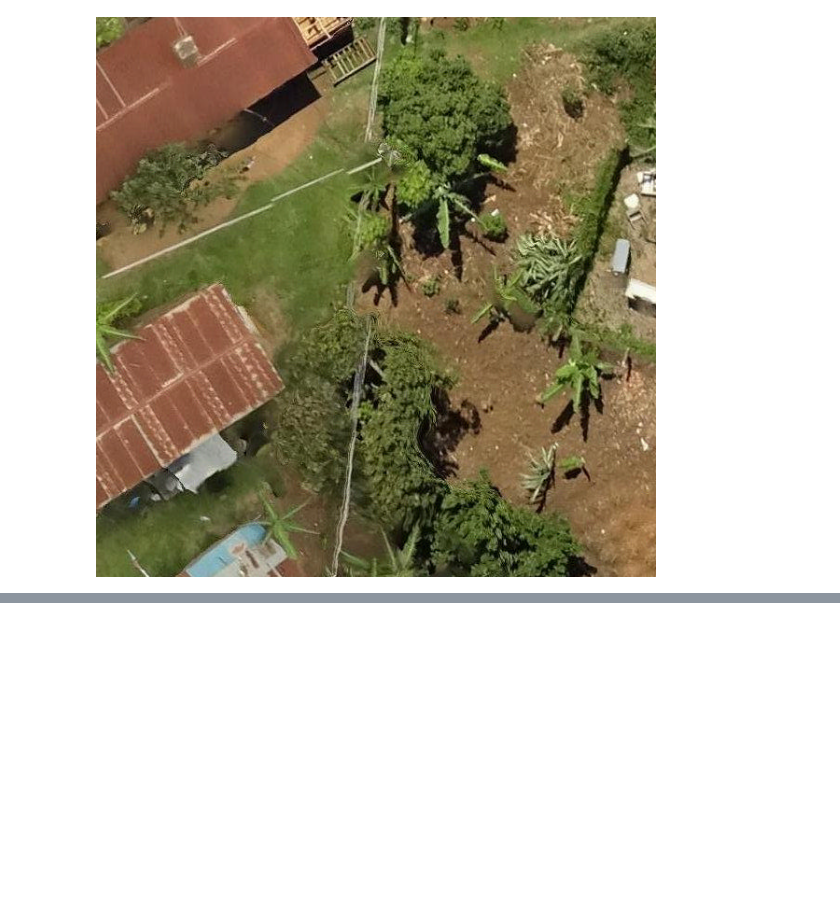
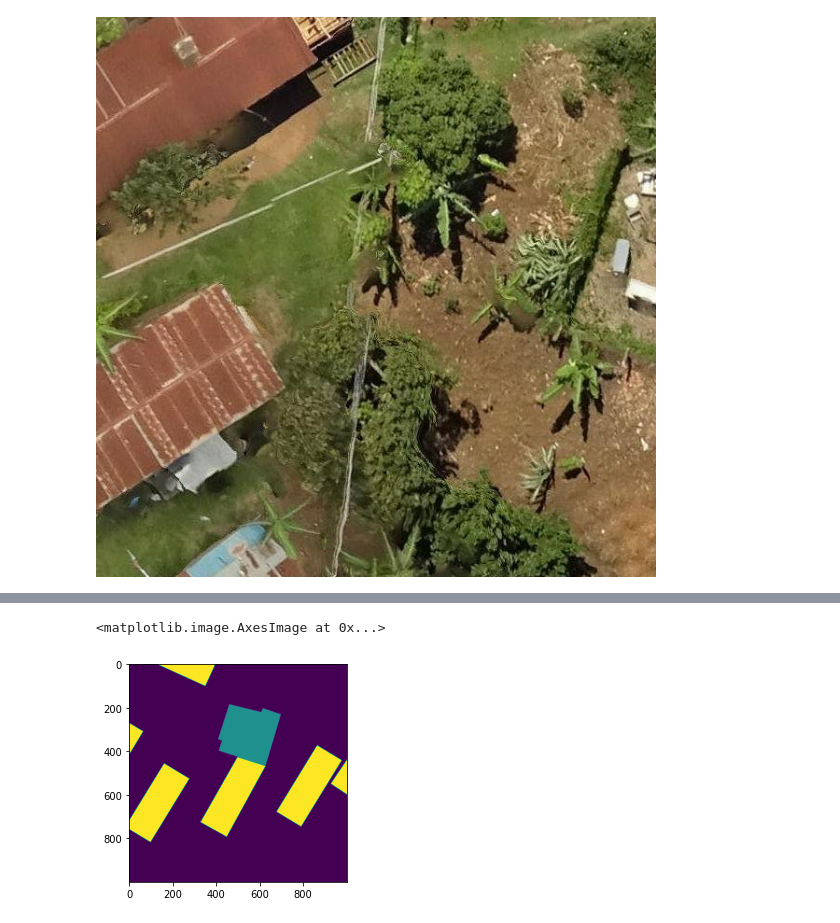
Before and after one commit to simonkassel/python-satellite-imagery-workshop, a Jupyter notebook: Python_satellite_imagery_workshop.ipynb, the cells around one changed output, grey strips where cells are left out. Drawn from its saved outputs; the diff is of its cells as text; code cells hidden in the pictures; blank space fills up the shorter version.

```diff
--- a/Python_satellite_imagery_workshop.ipynb
+++ b/Python_satellite_imagery_workshop.ipynb
@@ -355,0 +436,2 @@ display.Image(filename=f'buildings/true/{os.listdir("buildings/true")[1]}')
+# %%
+fill = 0
@@ -355,0 +440,2 @@ display.Image(filename=f'buildings/true/{os.listdir("buildings/true")[1]}')
+# %%
+transform = trans
@@ -355,0 +444,3 @@ display.Image(filename=f'buildings/true/{os.listdir("buildings/true")[1]}')
+# %%
+dtype = a.dtype
+dtype
@@ -355,0 +449,2 @@ display.Image(filename=f'buildings/true/{os.listdir("buildings/true")[1]}')
+# %%
+pixel_labs = rasterize(shapes=shapes, out_shape=out_shape, fill=fill, transform = transform, dtype = dtype)
@@ -355,0 +466,5 @@ display.Image(filename=f'buildings/true/{os.listdir("buildings/true")[1]}')
+# %%
+plt.imshow(pixel_labs)
+# %% [output]
+<matplotlib.image.AxesImage at 0x...>
+[figure, added]
```
Also changed, not shown: parts of 34 cells of this notebook, 3 other files.
